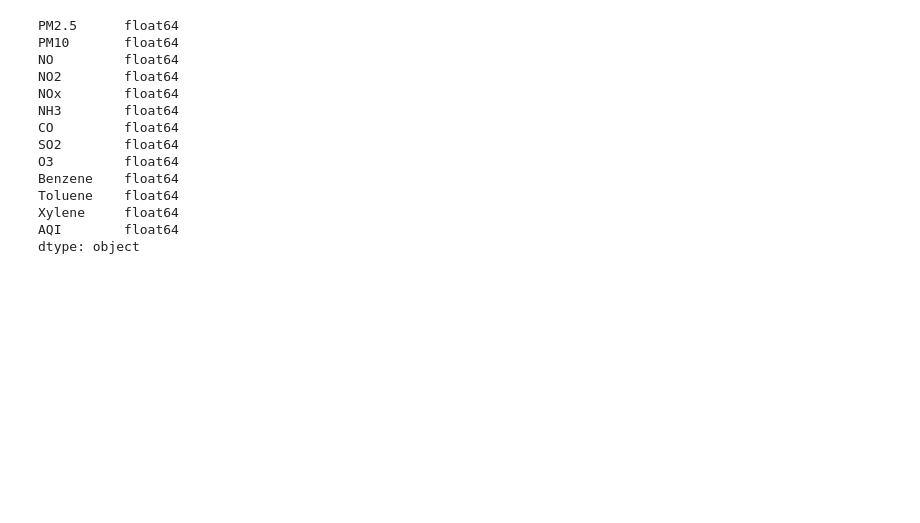
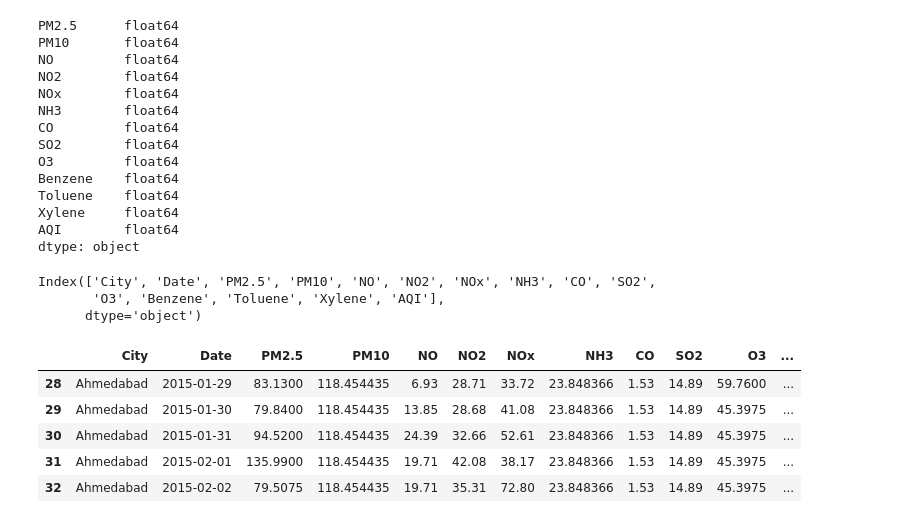
Before and after one commit to TDMukhmale/Air-Quality-Index-Prediction, a Jupyter notebook: AQI_Prediction_Model.ipynb, the cells around one changed output. Saved outputs shown, nothing was run; the diff lists cells and outputs as text; code cells hidden in the pictures; blank space fills up the shorter version.

```diff
--- a/AQI_Prediction_Model.ipynb
+++ b/AQI_Prediction_Model.ipynb
@@ -458,3 +458,18 @@ Toluene    float64
 Xylene     float64
 AQI        float64
 dtype: object
+# %%
+print(df.columns)
+# %% [output]
+Index(['City', 'Date', 'PM2.5', 'PM10', 'NO', 'NO2', 'NOx', 'NH3', 'CO', 'SO2',
+       'O3', 'Benzene', 'Toluene', 'Xylene', 'AQI'],
+      dtype='object')
+# %%
+df.head()
+# %% [output]
+|  | City | Date | PM2.5 | PM10 | NO | NO2 | NOx | NH3 | CO | SO2 | O3 | ... |
+| 28 | Ahmedabad | 2015-01-29 | 83.1300 | 118.454435 | 6.93 | 28.71 | 33.72 | 23.848366 | 1.53 | 14.89 | 59.7600 | ... |
+| 29 | Ahmedabad | 2015-01-30 | 79.8400 | 118.454435 | 13.85 | 28.68 | 41.08 | 23.848366 | 1.53 | 14.89 | 45.3975 | ... |
+| 30 | Ahmedabad | 2015-01-31 | 94.5200 | 118.454435 | 24.39 | 32.66 | 52.61 | 23.848366 | 1.53 | 14.89 | 45.3975 | ... |
+| 31 | Ahmedabad | 2015-02-01 | 135.9900 | 118.454435 | 19.71 | 42.08 | 38.17 | 23.848366 | 1.53 | 14.89 | 45.3975 | ... |
+| 32 | Ahmedabad | 2015-02-02 | 79.5075 | 118.454435 | 19.71 | 35.31 | 72.80 | 23.848366 | 1.53 | 14.89 | 45.3975 | ... |
```
Also changed, not shown: parts of 18 cells of this notebook.
